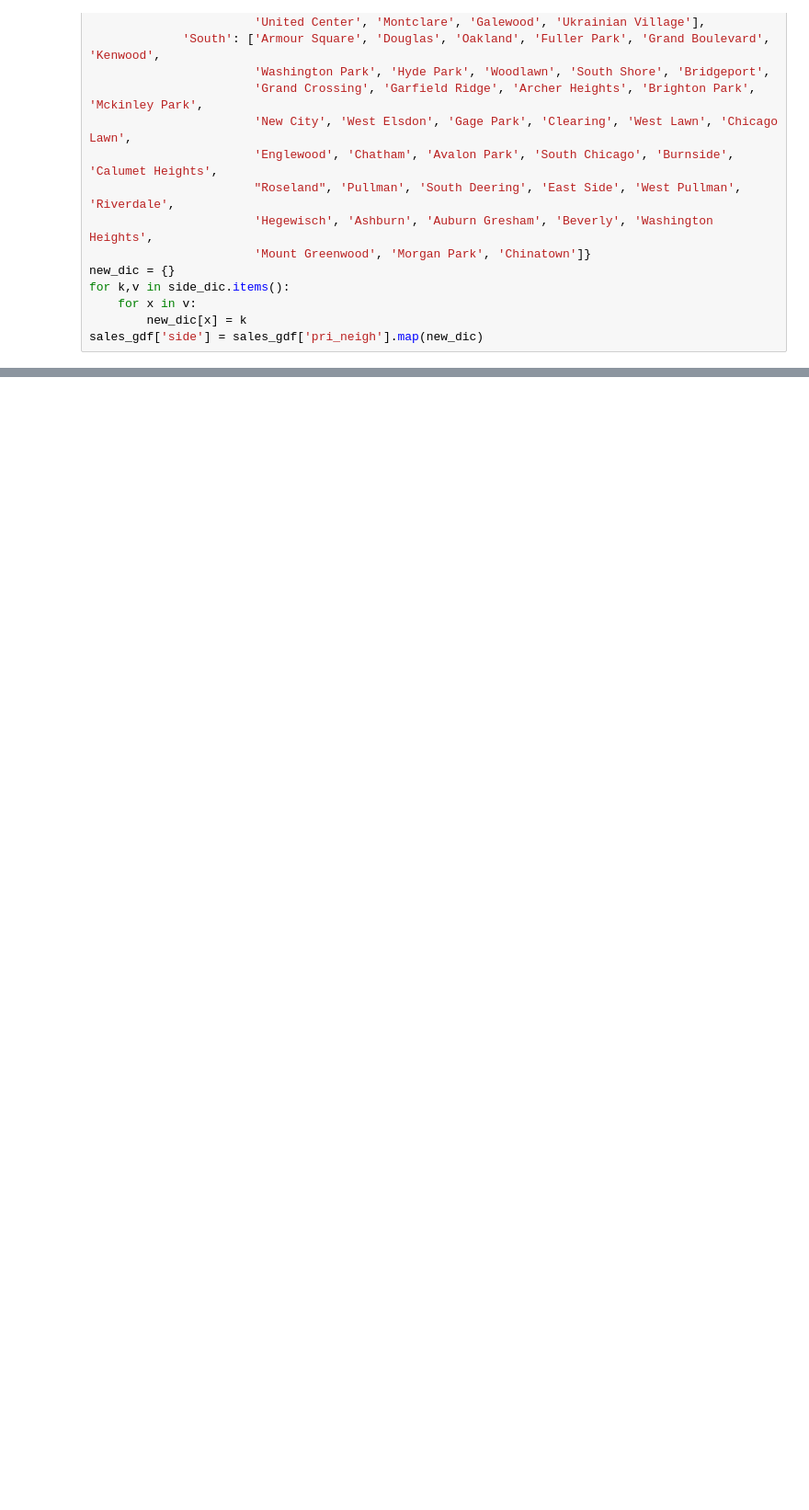
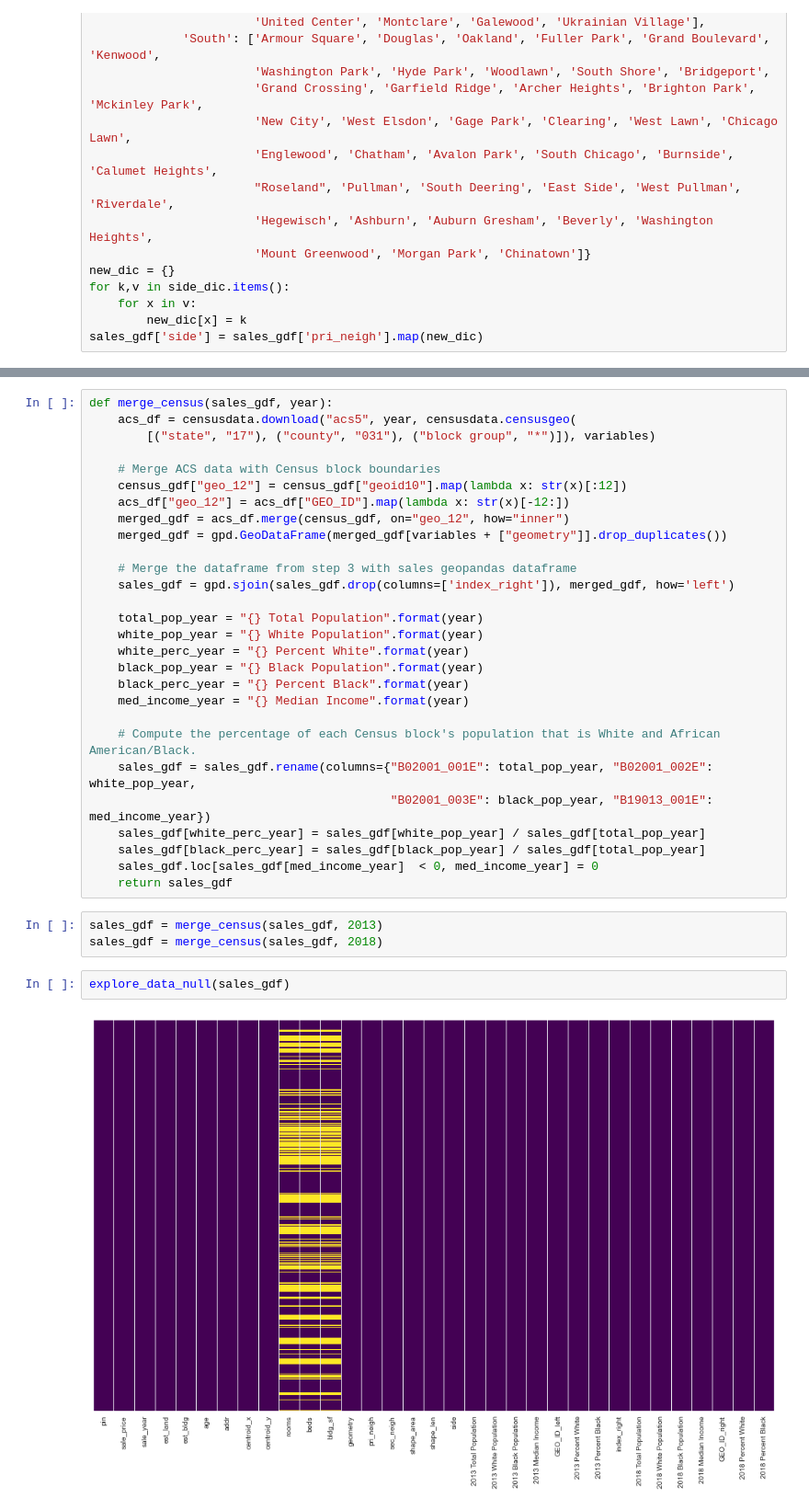
Before and after one commit to ymericson/ml-project, a Jupyter notebook: es-notebook.ipynb, the cells around one changed output, grey strips where cells are left out. Shown at 92% size. Saved outputs shown, nothing was run; the diff lists cells and outputs as text; blank space fills up the shorter version.

```diff
--- a/test notebook.ipynb
+++ b/es-notebook.ipynb
@@ -89,0 +100,35 @@ sales_gdf['side'] = sales_gdf['pri_neigh'].map(new_dic)
+# %%
+def merge_census(sales_gdf, year):
+    acs_df = censusdata.download("acs5", year, censusdata.censusgeo(
+        [("state", "17"), ("county", "031"), ("block group", "*")]), variables)
+
+    # Merge ACS data with Census block boundaries
+    census_gdf["geo_12"] = census_gdf["geoid10"].map(lambda x: str(x)[:12])
+    acs_df["geo_12"] = acs_df["GEO_ID"].map(lambda x: str(x)[-12:])
+    merged_gdf = acs_df.merge(census_gdf, on="geo_12", how="inner")
+    merged_gdf = gpd.GeoDataFrame(merged_gdf[variables + ["geometry"]].drop_duplicates())
+
+    # Merge the dataframe from step 3 with sales geopandas dataframe
+    sales_gdf = gpd.sjoin(sales_gdf.drop(columns=['index_right']), merged_gdf, how='left')
+
+    total_pop_year = "{} Total Population".format(year)
+    white_pop_year = "{} White Population".format(year)
+    white_perc_year = "{} Percent White".format(year)
+    black_pop_year = "{} Black Population".format(year)
+    black_perc_year = "{} Percent Black".format(year)
+    med_income_year = "{} Median Income".format(year)
+
+    # Compute the percentage of each Census block's population that is White and African American/Black.
+    sales_gdf = sales_gdf.rename(columns={"B02001_001E": total_pop_year, "B02001_002E": white_pop_year,
+                                          "B02001_003E": black_pop_year, "B19013_001E": med_income_year})
+    sales_gdf[white_perc_year] = sales_gdf[white_pop_year] / sales_gdf[total_pop_year]
+    sales_gdf[black_perc_year] = sales_gdf[black_pop_year] / sales_gdf[total_pop_year]
+    sales_gdf.loc[sales_gdf[med_income_year]  < 0, med_income_year] = 0
+    return sales_gdf
+# %%
+sales_gdf = merge_census(sales_gdf, 2013)
+sales_gdf = merge_census(sales_gdf, 2018)
+# %%
+explore_data_null(sales_gdf)
+# %% [output]
+[figure, added]
```
Also changed, not shown: parts of 13 cells of this notebook.
